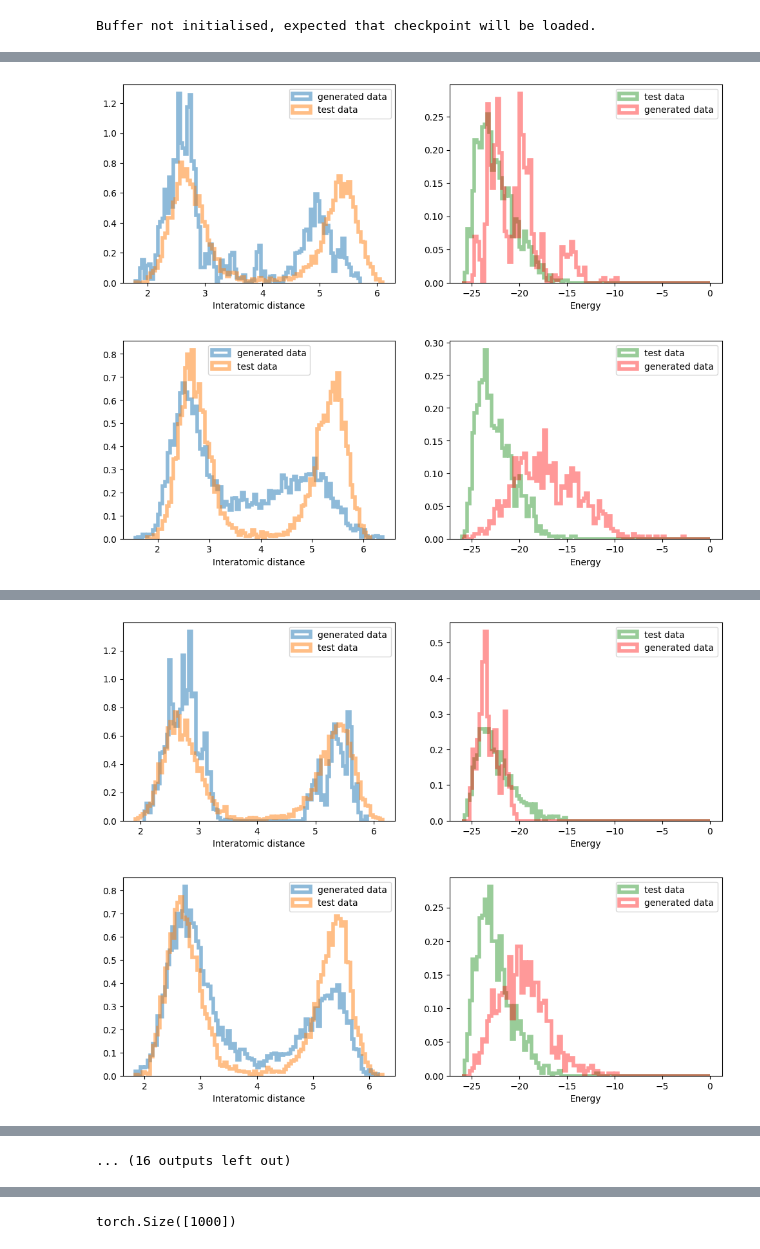
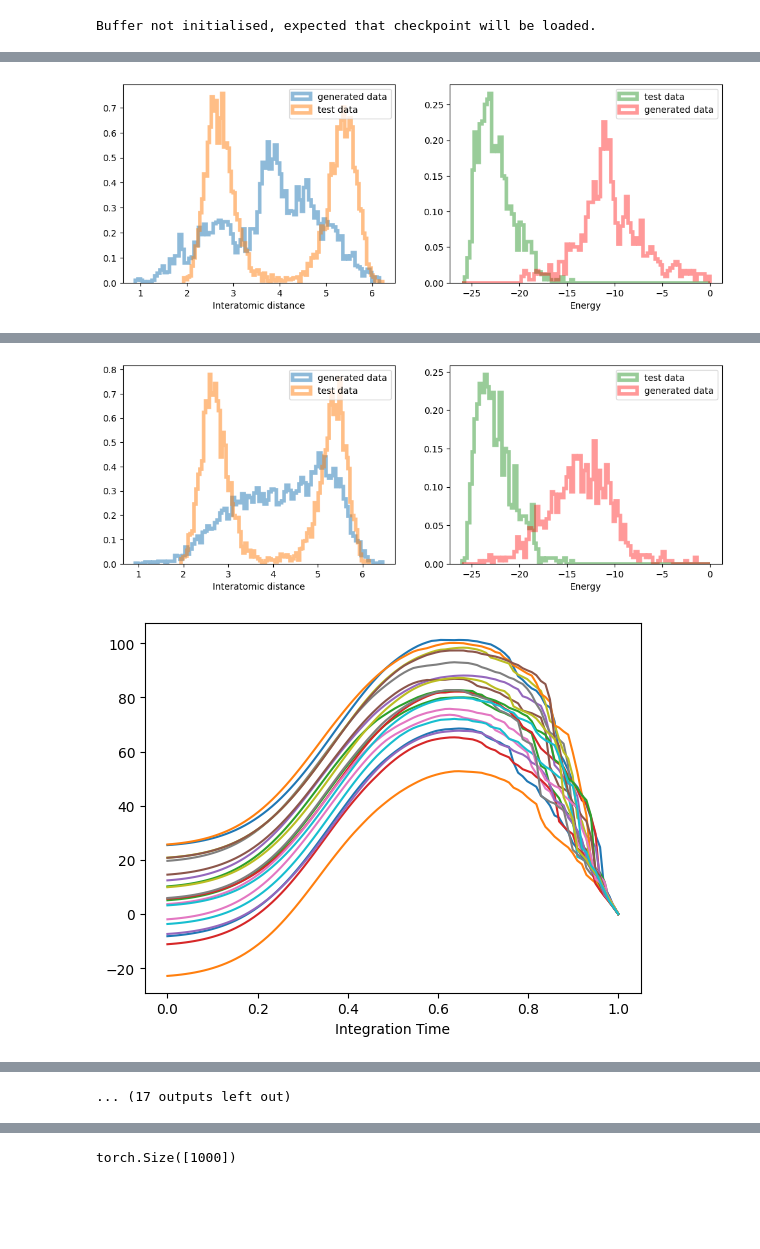
Before and after one commit to taraak/pita, a Jupyter notebook: runner/notebooks/dw4_energy_based.ipynb, the cells around one changed output, grey strips where cells are left out. Saved outputs shown, nothing was run; the diff lists cells and outputs as text; code cells hidden in the pictures; blank space fills up the shorter version.

```diff
--- a/runner/notebooks/dw4_energy_based.ipynb
+++ b/runner/notebooks/dw4_energy_based.ipynb
@@ -63,3 +44,0 @@ tensor([[3.1193, 2.0959],
-# %%
-a = target.sample_test_set(1000)
-target.get_dataset_fig(a);
@@ -163,7 +123,7 @@ class VEReverse_coupled(torch.nn.Module):
             dUt_dt = torch.autograd.grad(Ut.sum(), t, create_graph=True)[0]
 
             laplacian_b = epsilon_t * compute_laplacian(self.model, t, x)
-            drift_A = laplacian_b + epsilon_t * nabla_Ut.pow(2).sum(-1)  + dUt_dt
+            drift_A = -laplacian_b - epsilon_t * nabla_Ut.pow(2).sum(-1) + dUt_dt
 
         return  drift_X, drift_A
 
@@ -187,15 +147,14 @@ def euler_maruyama_step_coupled(sde, x, t, a, dt, step, resampling_interval):
     a_next = a + drift_At
 
     if resampling_interval is None or step % resampling_interval != 0:
-        return x_next, a_next, a_next
+        return x_next, a_next
 
     #resample based on the weights
-    choice = torch.multinomial(torch.exp(-a_next), x.shape[0], replacement=True)
-    a_next_plot = a_next.clone()
+    choice = torch.multinomial(torch.softmax(-a_next, dim=-1), x.shape[0], replacement=True)
     a_next = torch.zeros_like(a_next)
     x_next = x_next[choice]
 
-    return x_next, a_next, a_next_plot
+    return x_next, a_next
 
 
 def integrate_sde_coupled(sde, x0, t_span, dt, resampling_interval):
@@ -207,21 +166,25 @@ def integrate_sde_coupled(sde, x0, t_span, dt, resampling_interval):
     a = torch.zeros(x.shape[0]).to(device)
     with torch.no_grad():
         for step, t in enumerate(times):
-            x, a, a_next_plot = euler_maruyama_step_coupled(sde, x, 1-t, a, dt, step, resampling_interval)
+            x, a = euler_maruyama_step_coupled(sde, x, 1-t, a, dt, step, resampling_interval)
             samples.append(x)
-            logweights.append(a_next_plot)
+            logweights.append(a)
     return torch.stack(samples), torch.stack(logweights)
 
 
-def generate_samples_weighted(reverse_sde, num_samples, t_span=(0, 1), resampling_interval=None):
+def generate_samples_weighted(reverse_sde, num_samples, t_span=(0, 1),
+                              num_integration_steps=100, samples=None, resampling_interval=None):
     integrator = integrate_sde_coupled
-    samples = prior.sample(num_samples)
+    if samples is None:
+        samples = prior.sample(num_samples)
+
+    dt = 1 / num_integration_steps
 
     samples, weights = integrator(
         sde=reverse_sde,
         x0=samples,
         t_span=t_span,
-        dt=1e-2,
+        dt=dt,
         resampling_interval = resampling_interval,
     )
     return samples[-1], weights
@@ -361,7 +324,9 @@ class EnergyNet(nn.Module):
 
     def forward(self, t: torch.Tensor, x: torch.Tensor) -> torch.Tensor:
         # parametrize energy as <score_net(t, x), x>
-        return torch.sum(self.score_net(t, x) * x, dim=1)
+        U_1 = prior.log_prob(x)
+        U_theta = torch.sum(self.score_net(t, x) * x, dim=1)
+        return t * U_1 + (1 - t) * U_theta
 
     def forward_score(self, t: torch.Tensor, x: torch.Tensor) -> torch.Tensor:
         return self.score_net(t, x)
@@ -369,7 +334,7 @@ class EnergyNet(nn.Module):
 ### Training
 # %%
 from src.models.components.noise_schedules import GeometricNoiseSchedule
-noise_schedule = GeometricNoiseSchedule(sigma_min=0.01, sigma_max=3)
+noise_schedule = GeometricNoiseSchedule(sigma_min=0.01, sigma_max=5)
 # %%
 prior = MeanFreePrior(n_particles, spatial_dim, device=device, scale = noise_schedule.h(1) ** 0.5)
 x1_samples = prior.sample(1000).detach().cpu()
@@ -473,20 +438,25 @@ for epoch in tqdm(range(outer_epochs)):
         if epoch % 49 == 0:
             print("Epoch %d | Loss %f" % (epoch, loss.item()))
             ve_reverse_sde = VEReverse_coupled(model, noise_schedule)
-            samples_weighted, log_weights = generate_samples_weighted(ve_reverse_sde, 1000, t_span=(0, 1), resampling_interval=1)
+            prior_samples = prior.sample(1000)
+            samples_weighted, _ = generate_samples_weighted(ve_reverse_sde, 1000, t_span=(0, 1), samples=prior_samples,
+                                                                      num_integration_steps=100, resampling_interval=10)
             target.get_dataset_fig(samples_weighted)
             plt.show()
 
             ve_reverse_sde = VEReverse_coupled(model, noise_schedule)
-            samples, _ = generate_samples_weighted(ve_reverse_sde, 1000, t_span=(0, 1), resampling_interval=None)
-
+            samples, log_weights = generate_samples_weighted(ve_reverse_sde, 1000, t_span=(0, 1), samples=prior_samples,
+                                                   num_integration_steps=100, resampling_interval=100)
             target.get_dataset_fig(samples)
+            plt.show()
+            plt.plot(torch.linspace(1, 0, 100), -log_weights.cpu().detach().numpy()[:, :20])
+            plt.xlabel("Integration Time")
             plt.show()
 
 
     # Generate samples using the network
     ve_reverse_sde = VEReverse_coupled(model, noise_schedule)
-    samples, log_weights = generate_samples_weighted(ve_reverse_sde, 1000, t_span=(0, 1), resampling_interval=1)
+    samples, _ = generate_samples_weighted(ve_reverse_sde, 1000, t_span=(0, 1), resampling_interval=10)
     samples_energy = target(samples)
 
     # Update Buffer
@@ -509,2 +480 @@ Epoch 49 | Loss 27.529316
-[figure, old version]
-[figure, old version]
+[figure, new version]
@@ -512,2 +481,2 @@ Epoch 98 | Loss 25.261944
-[figure, old version]
+[figure, new version]
-[figure, old version]
+[figure, new version]
@@ -518 +485,0 @@ Epoch 0 | Loss 22.209049
-... (16 outputs left out)
@@ -519,3 +487,4 @@ Epoch 0 | Loss 22.209049
+... (17 outputs left out)
 # %%
 # Generate samples using the network
 ve_reverse_sde = VEReverse_coupled(model, noise_schedule)
```
Also changed, not shown: parts of 8 cells of this notebook, 5 other files.
